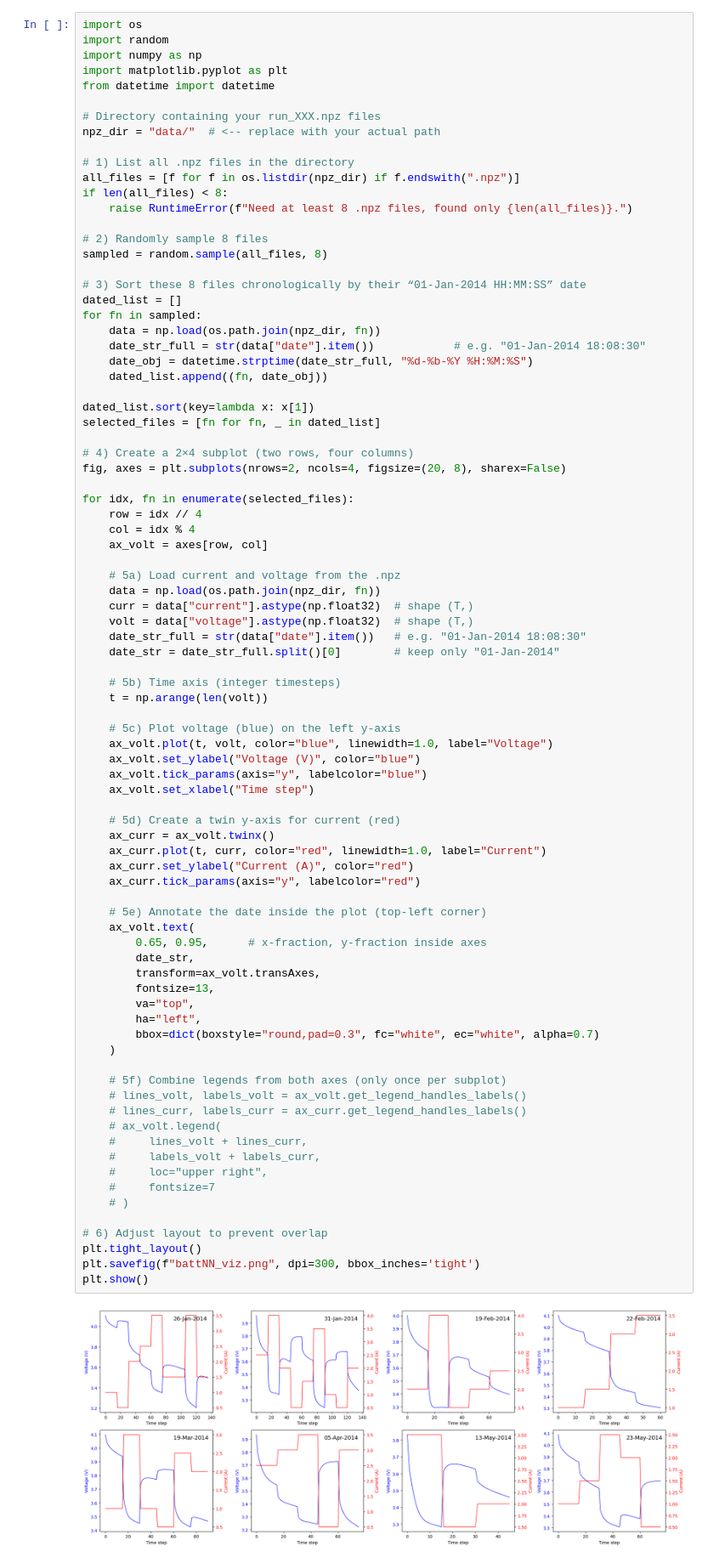
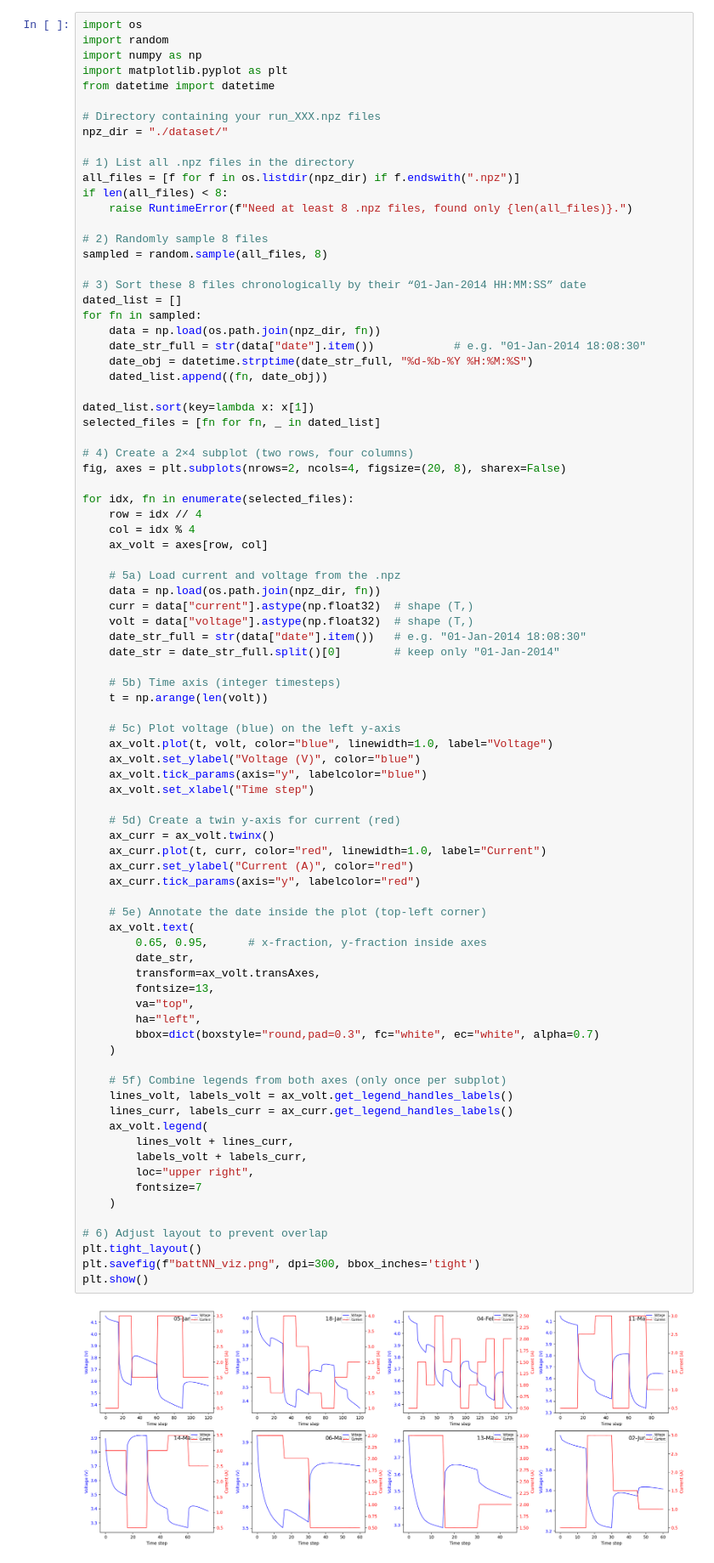
Before and after one commit to LoganAlexanderBurnett/VariationalDigitalTwin, a Jupyter notebook: NASA_Battery/Plot_NASABattery.ipynb, the cells around one changed output. Shown at 85% size. Cells and saved outputs as stored; diff of their text form.

Commit message:
update viz of NASA battery dataset

```diff
--- a/NASA_Battery/Plot_NASABattery.ipynb
+++ b/NASA_Battery/Plot_NASABattery.ipynb
@@ -6,7 +6,7 @@ import matplotlib.pyplot as plt
 from datetime import datetime
 
 # Directory containing your run_XXX.npz files
-npz_dir = "data/"  # <-- replace with your actual path
+npz_dir = "./dataset/"
 
 # 1) List all .npz files in the directory
 all_files = [f for f in os.listdir(npz_dir) if f.endswith(".npz")]
@@ -48,39 +48,39 @@ for idx, fn in enumerate(selected_files):
     # 5c) Plot voltage (blue) on the left y‐axis
     ax_volt.plot(t, volt, color="blue", linewidth=1.0, label="Voltage")
     ax_volt.set_ylabel("Voltage (V)", color="blue")
     ax_volt.tick_params(axis="y", labelcolor="blue")
     ax_volt.set_xlabel("Time step")
 
     # 5d) Create a twin y‐axis for current (red)
     ax_curr = ax_volt.twinx()
     ax_curr.plot(t, curr, color="red", linewidth=1.0, label="Current")
     ax_curr.set_ylabel("Current (A)", color="red")
     ax_curr.tick_params(axis="y", labelcolor="red")
 
     # 5e) Annotate the date inside the plot (top‐left corner)
     ax_volt.text(
         0.65, 0.95,      # x‐fraction, y‐fraction inside axes
         date_str,
         transform=ax_volt.transAxes,
         fontsize=13,
         va="top",
         ha="left",
         bbox=dict(boxstyle="round,pad=0.3", fc="white", ec="white", alpha=0.7)
     )
 
     # 5f) Combine legends from both axes (only once per subplot)
-    # lines_volt, labels_volt = ax_volt.get_legend_handles_labels()
-    # lines_curr, labels_curr = ax_curr.get_legend_handles_labels()
-    # ax_volt.legend(
-    #     lines_volt + lines_curr,
-    #     labels_volt + labels_curr,
-    #     loc="upper right",
-    #     fontsize=7
-    # )
+    lines_volt, labels_volt = ax_volt.get_legend_handles_labels()
+    lines_curr, labels_curr = ax_curr.get_legend_handles_labels()
+    ax_volt.legend(
+        lines_volt + lines_curr,
+        labels_volt + labels_curr,
+        loc="upper right",
+        fontsize=7
+    )
 
 # 6) Adjust layout to prevent overlap
 plt.tight_layout()
 plt.savefig(f"battNN_viz.png", dpi=300, bbox_inches='tight')
 plt.show()
 # %% [output]
-[figure, old version]
+[figure, new version]
```
Also changed, not shown: 1 other file.
